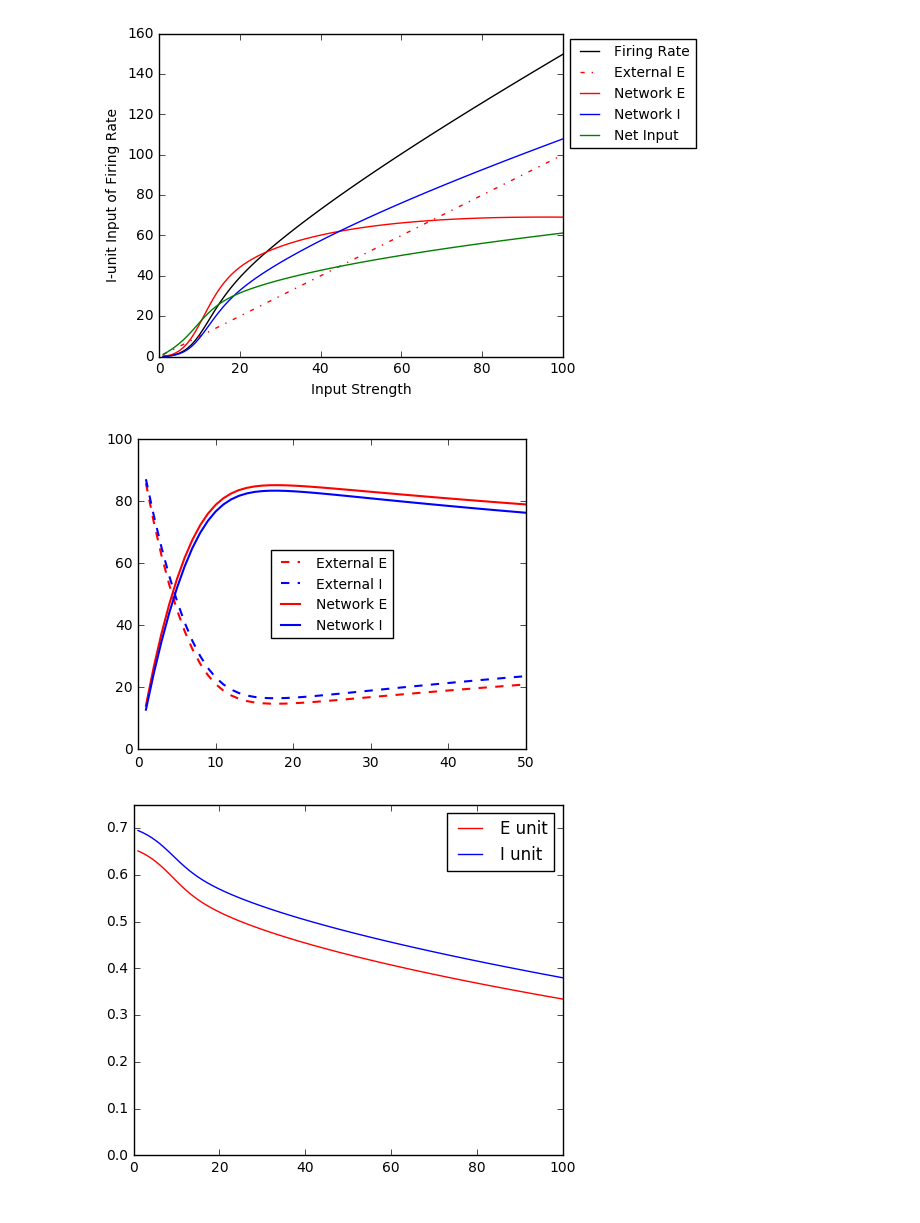
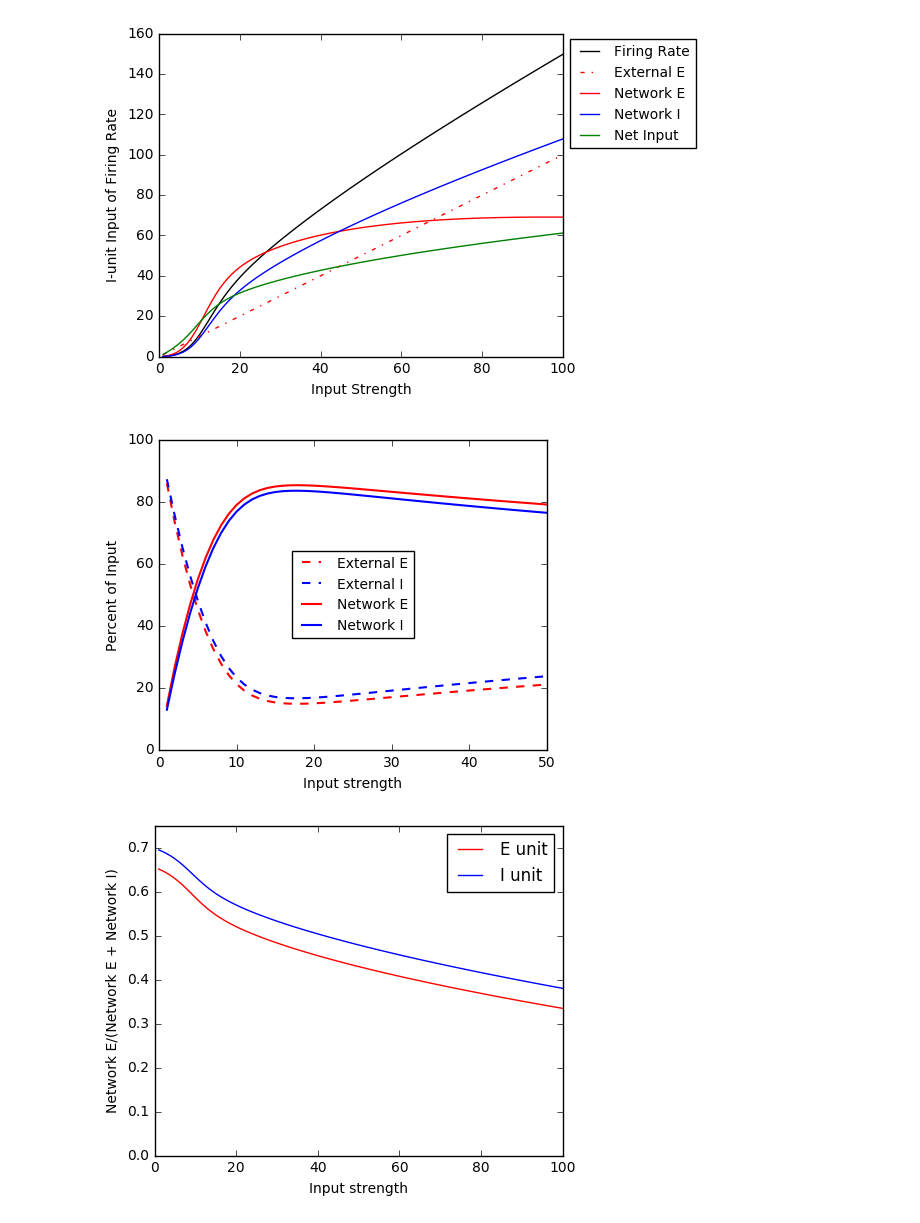
Before and after one commit to holmesjr42/E_I_networks, a Jupyter notebook: try_to_do_sth_with_supralinear.ipynb, the cells around one changed output. Cells and saved outputs as stored; diff of their text form; code cells hidden in the pictures.

Commit message:
legend
more edits

```diff
--- a/try_to_do_sth_with_supralinear.ipynb
+++ b/try_to_do_sth_with_supralinear.ipynb
@@ -266,11 +266,15 @@ plt.plot(c,ext_e_p,'--r',linewidth=1.5,label='External E')
 plt.plot(c,ext_i_p,'--b',linewidth=1.5,label='External I')
 plt.plot(c,net_e_p,'-r',linewidth=1.5, label='Network E')
 plt.plot(c,net_i_p,'-b',linewidth=1.5, label='Network I')
+plt.xlabel('Input strength')
+plt.ylabel('Percent of Input')
 plt.legend(loc=10, prop={'size':10})
 plt.figure(figsize=(5,4))
 plt.ylim([0,0.75])
 plt.plot(c,net_only_e,'r',label='E unit')
 plt.plot(c,net_only_i,'b',label='I unit')
+plt.xlabel('Input strength')
+plt.ylabel('Network E/(Network E + Network I)')
 plt.legend(loc=1)
 plt.tight_layout()
 
@@ -309,33 +313,33 @@ ticksyi= np.arange(0, 101, 50)
 fr_i_1=R_i_1[:,49]
 fr_i_2=R_i_2[:,49]
 fr_i_3=R_i_3[:,49]
 r_i_ori_1=plt.subplot(4,2,2)
 plt.title('Inhibitory Firing Rate')
 plt.title('Stimulus 1', loc='left')
 r_i_ori_1.set_ylim([0,100])
 r_i_ori_1.set_yticks(ticksyi)
 plt.plot(h_b,fr_i_1,'r',linewidth=2)
 plt.title('Stimulus 2', loc='left')
 r_i_ori_2=plt.subplot(4,2,4)
 plt.plot(h_b,fr_i_2,'r',linewidth=2)
 plt.title('Stimulus 1+2', loc='left')
 r_i_ori_2.set_ylim([0,100])
 r_i_ori_2.set_yticks(ticksyi)
 r_i_ori_3=plt.subplot(4,2,6)
 plt.plot(h_b,fr_i_3,'r',linewidth=2)
 r_i_ori_3.set_ylim([0,100])
 r_i_ori_3.set_yticks(ticksyi)
 r_i_ori_sum=plt.subplot(4,2,8)
 plt.plot(h_b,(fr_i_1+fr_i_2),'g',label='Sum')
 plt.plot(h_b,(fr_i_1+fr_i_2)/2,'#FF8000',label='Mean')
 plt.plot(h_b,fr_i_3,'k',linewidth=2,label='Results')
 plt.legend(bbox_to_anchor=(1.05, 1), loc=2, borderaxespad=0.);
 r_i_ori_sum.set_ylim([0,45])
 r_i_ori_sum.set_yticks(ticksyi)
 plt.tight_layout()
 # %% [output]
 [figure]
 [figure]
-[figure, old version]
+[figure, new version]
-[figure, old version]
+[figure, new version]
 [figure]
```
